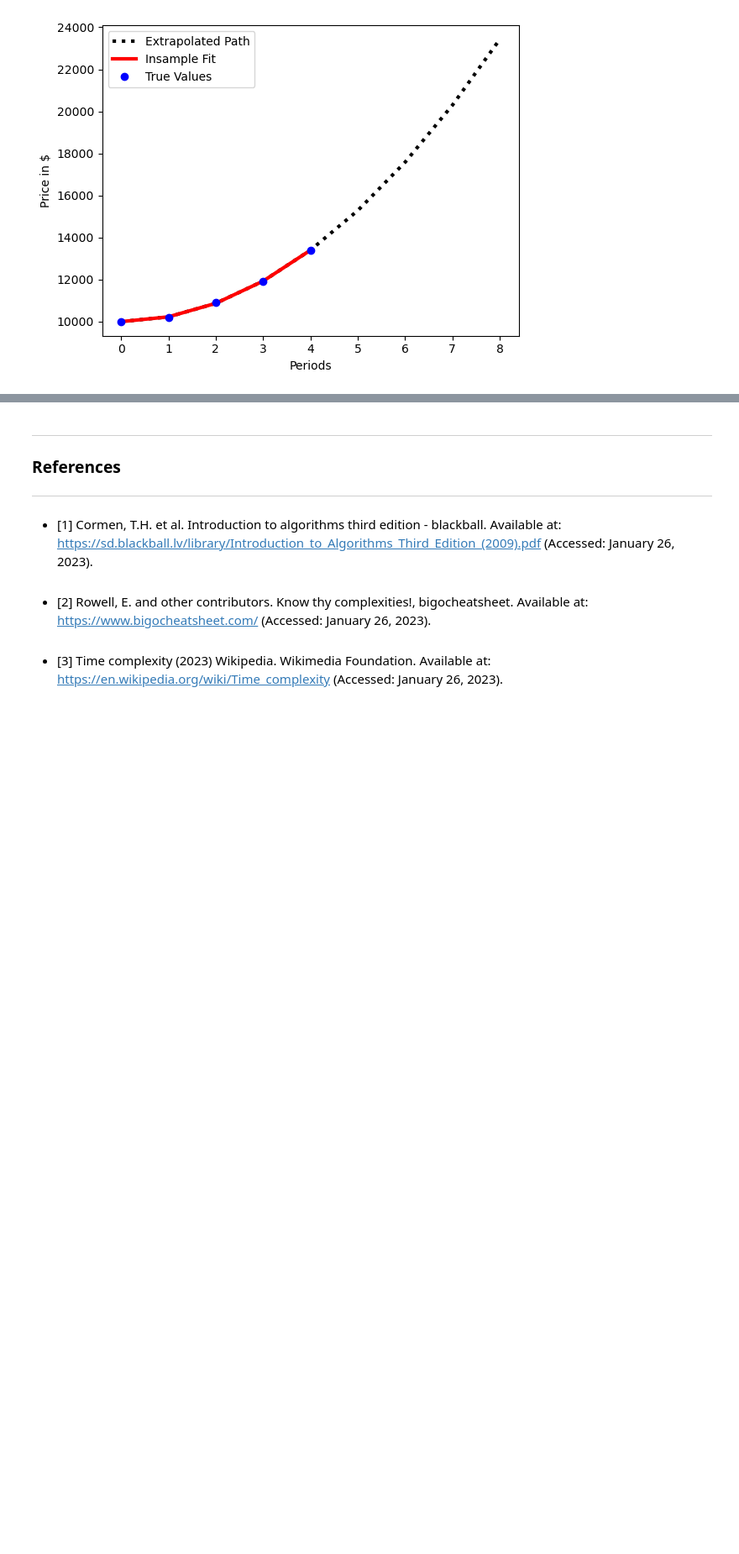
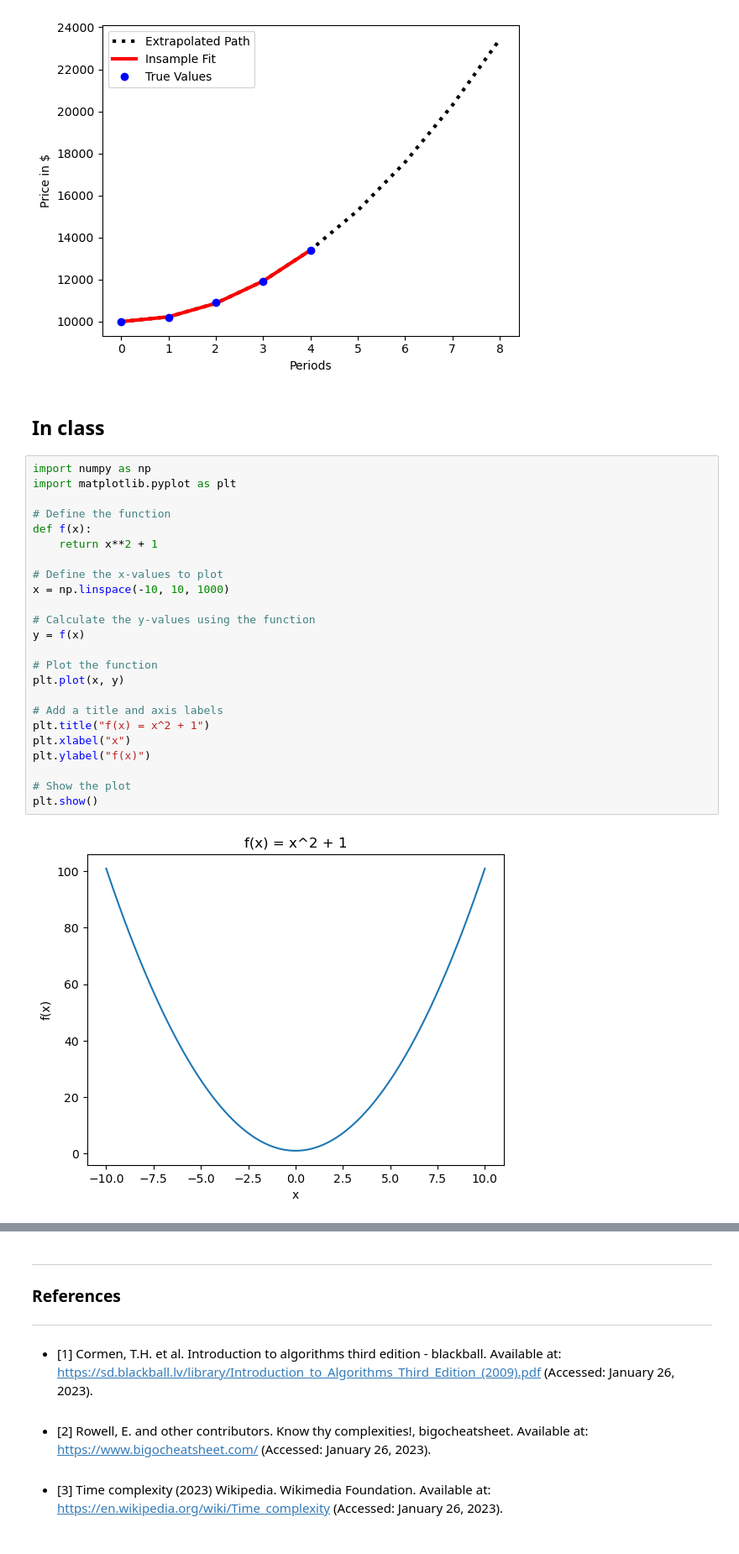
Before and after one commit to NatanTrosmanGMIT/Theory_Of_Algorithms_Project, a Jupyter notebook: polynomial_time.ipynb, the cells around one changed output, grey strips where cells are left out. Shown: that part at 84% size. Saved outputs shown, nothing was run; the diff lists cells and outputs as text; blank space fills up the shorter version.

Commit message:
Played around with plots - In class

```diff
--- a/polynomial_time.ipynb
+++ b/polynomial_time.ipynb
@@ -71,3 +71,31 @@ plt.legend(loc='best')
 # %% [output]
 <matplotlib.legend.Legend at 0x...>
 [figure]
+# %% [markdown]
+## In class
+# %%
+import numpy as np
+import matplotlib.pyplot as plt
+
+# Define the function
+def f(x):
+    return x**2 + 1
+
+# Define the x-values to plot
+x = np.linspace(-10, 10, 1000)
+
+# Calculate the y-values using the function
+y = f(x)
+
+# Plot the function
+plt.plot(x, y)
+
+# Add a title and axis labels
+plt.title("f(x) = x^2 + 1")
+plt.xlabel("x")
+plt.ylabel("f(x)")
+
+# Show the plot
+plt.show()
+# %% [output]
+[figure, added]
```
Also changed, not shown: parts of 3 cells of this notebook.
